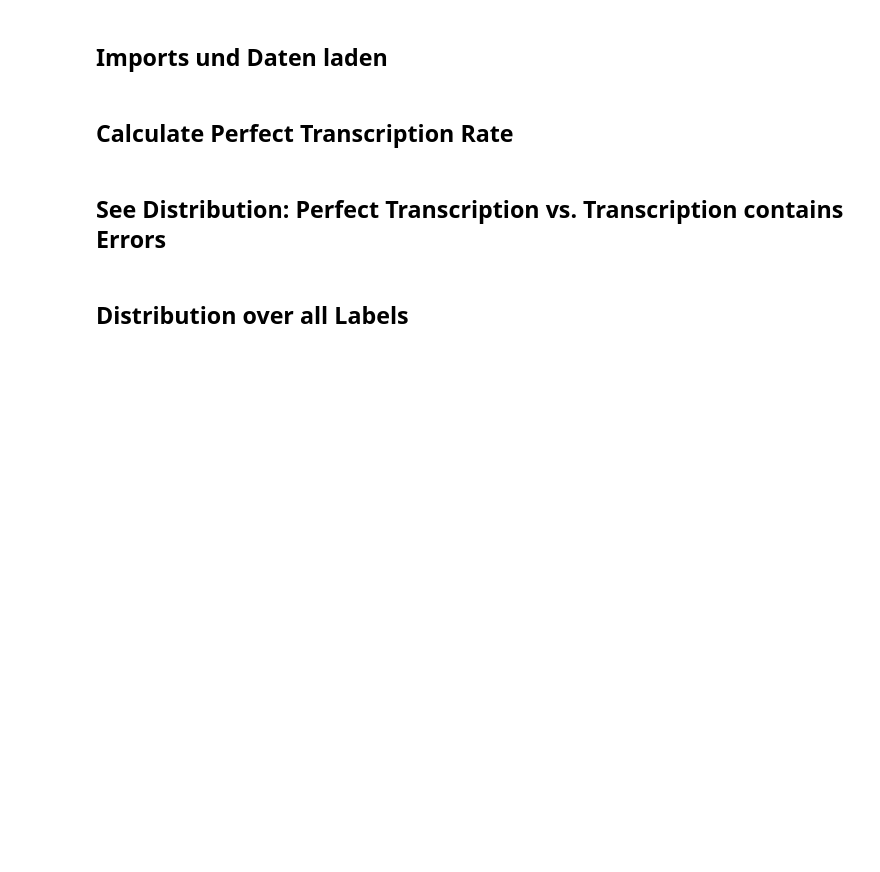
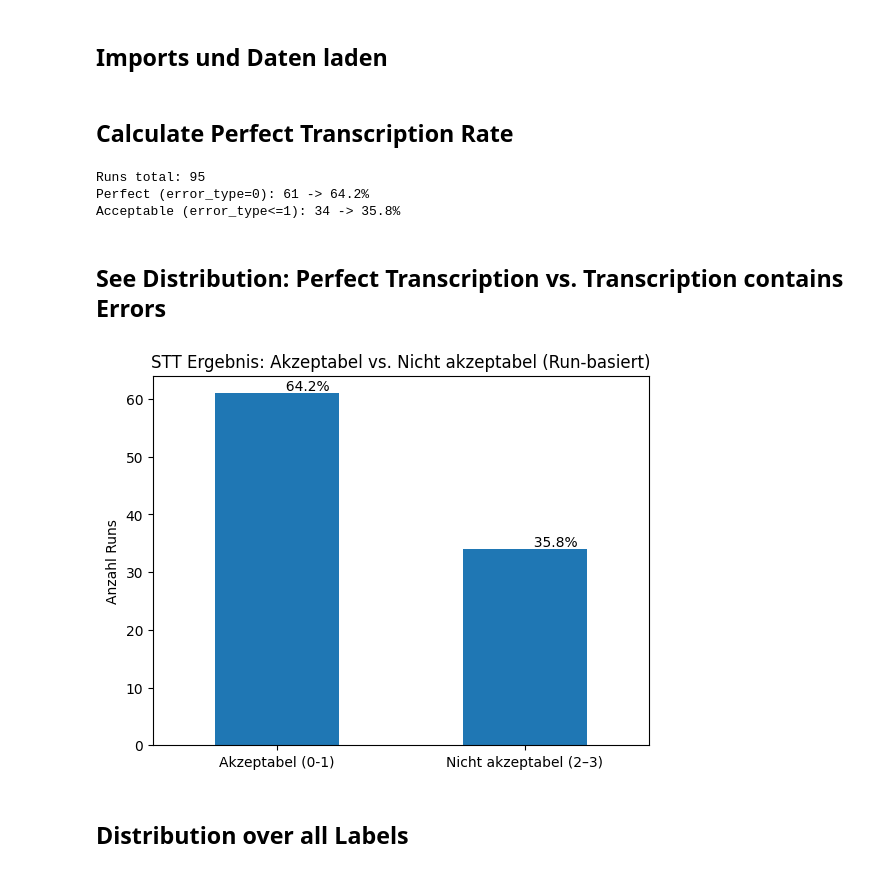
Before and after one commit to mauricehaas/EchoLearn, a Jupyter notebook: backend/llm_evaluation/evaluation_speech_to_text_model.ipynb, the cells around one changed output. Saved outputs shown, nothing was run; the diff lists cells and outputs as text; code cells hidden in the pictures; blank space fills up the shorter version.

```diff
--- a/backend/llm_evaluation/evaluation_speech_to_text_model.ipynb
+++ b/backend/llm_evaluation/evaluation_speech_to_text_model.ipynb
@@ -19,35 +9,58 @@ df.head()
+# %%
+from pathlib import Path
+import pandas as pd
+import matplotlib.pyplot as plt
+
+dir_path = Path(".")  # current directory
+keep_cols = ["question_de", "answer_de", "max_points", "keywords", "student_answer", "human_score", "human_feedback", "rueckfrage",
+             "error_type"]
+
+dfs = []
+for fp in sorted(dir_path.glob("*.tsv")):
+    df_tmp = pd.read_csv(fp, sep="\t", dtype=str)
+    df_tmp = df_tmp.reindex(columns=keep_cols)  # keeps order, fills missing with NA
+    dfs.append(df_tmp)
+
+df = pd.concat(dfs, ignore_index=True)  # appends; duplicates are kept
+df["error_type"] = df["error_type"].astype(int)
 # %% [markdown]
 ## Calculate Perfect Transcription Rate
 # %%
 n_runs = len(df)
-n_perfect = (df["label"] == 0).sum()
+n_perfect = (df["error_type"] <= 1).sum()
 perfect_rate = n_perfect / n_runs
 
-n_acceptable = (df["label"] <= 1).sum()
+n_acceptable = (df["error_type"] > 1).sum()
 acceptable_rate = n_acceptable / n_runs
 
 print(f"Runs total: {n_runs}")
-print(f"Perfect (label=0): {n_perfect} -> {perfect_rate:.1%}")
-print(f"Acceptable (label<=1): {n_acceptable} -> {acceptable_rate:.1%}")
+print(f"Perfect (error_type=0): {n_perfect} -> {perfect_rate:.1%}")
+print(f"Acceptable (error_type<=1): {n_acceptable} -> {acceptable_rate:.1%}")
+# %% [output]
+Runs total: 95
+Perfect (error_type=0): 61 -> 64.2%
+Acceptable (error_type<=1): 34 -> 35.8%
 # %% [markdown]
 ## See Distribution: Perfect Transcription vs. Transcription contains Errors
 # %%
 counts = pd.Series({
-    "Perfekt (0)": n_perfect,
-    "Nicht perfekt (1–3)": n_runs - n_perfect
+    "Akzeptabel (0-1)": n_perfect,
+    "Nicht akzeptabel (2–3)": n_runs - n_perfect
 })
 
 plt.figure()
 counts.plot(kind="bar")
-plt.title("STT Ergebnis: Perfekt vs. Nicht perfekt (Run-basiert)")
+plt.title("STT Ergebnis: Akzeptabel vs. Nicht akzeptabel (Run-basiert)")
 plt.ylabel("Anzahl Runs")
 plt.xticks(rotation=0)
 
 # Textannotation mit Prozent
 plt.text(0, counts.iloc[0], f"  {perfect_rate:.1%}", va="bottom")
 plt.text(1, counts.iloc[1], f"  {(1-perfect_rate):.1%}", va="bottom")
 
 plt.show()
+# %% [output]
+[figure, added]
 # %% [markdown]
 ## Distribution over all Labels
 # %%
```
Also changed, not shown: parts of 3 cells of this notebook, 6 other files.
